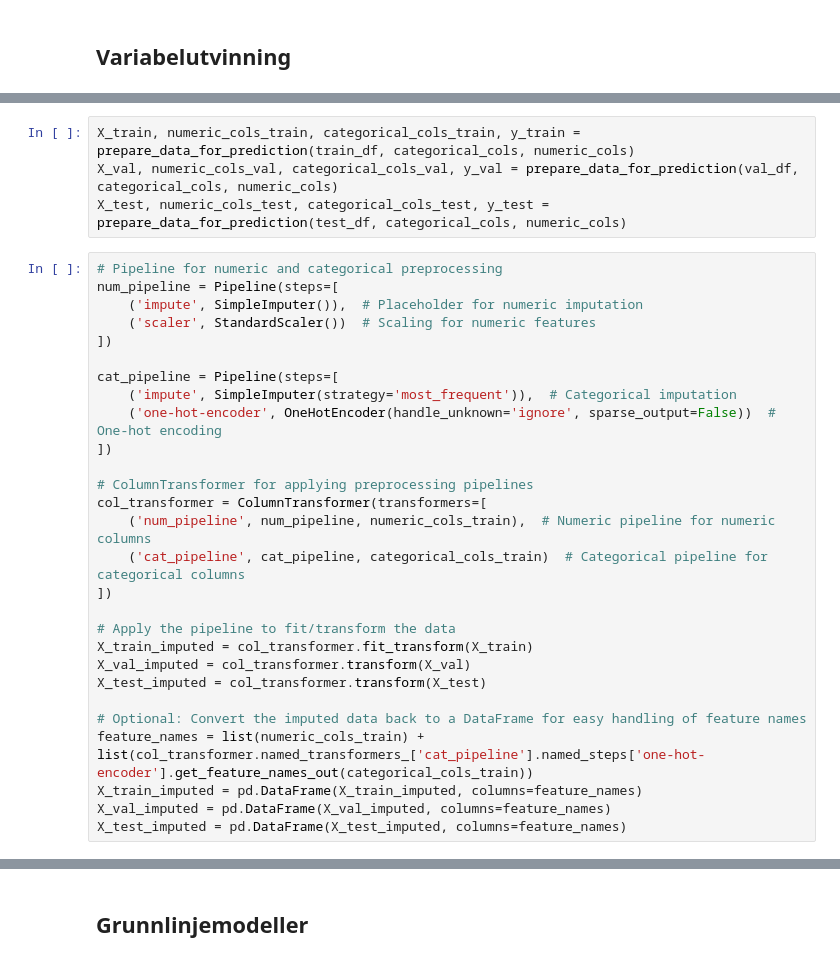
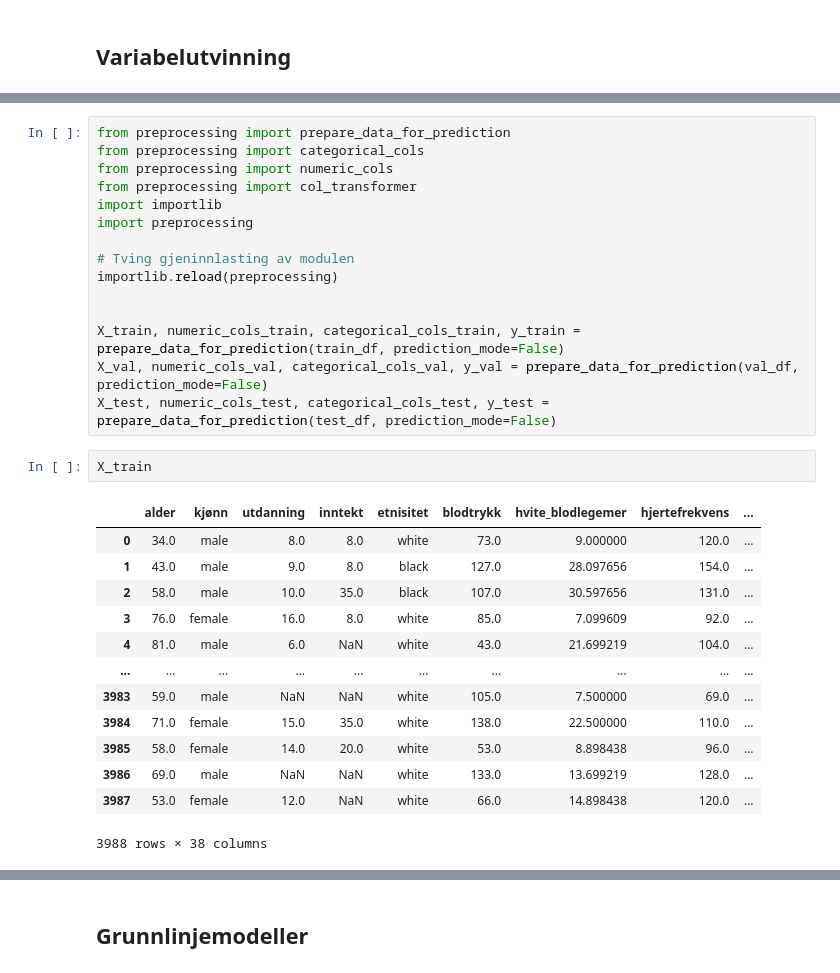
Before and after one commit to JakobBerg-Projects/Data-Science-Sykehusopphold, a Jupyter notebook: src/imputering og modellering.ipynb, the cells around one changed output, grey strips where cells are left out. Saved outputs shown, nothing was run; the diff lists cells and outputs as text.

```diff
--- a/src/imputering og modellering.ipynb
+++ b/src/imputering og modellering.ipynb
@@ -131,32 +87,31 @@ def prepare_data_for_prediction(df, categorical_cols, numeric_cols):
 # %%
-X_train, numeric_cols_train, categorical_cols_train, y_train = prepare_data_for_prediction(train_df, categorical_cols, numeric_cols)
-X_val, numeric_cols_val, categorical_cols_val, y_val = prepare_data_for_prediction(val_df, categorical_cols, numeric_cols)
-X_test, numeric_cols_test, categorical_cols_test, y_test = prepare_data_for_prediction(test_df, categorical_cols, numeric_cols)
+from preprocessing import prepare_data_for_prediction
+from preprocessing import categorical_cols
+from preprocessing import numeric_cols
+from preprocessing import col_transformer
+import importlib
+import preprocessing
+
+# Tving gjeninnlasting av modulen
+importlib.reload(preprocessing)
+
+
+X_train, numeric_cols_train, categorical_cols_train, y_train = prepare_data_for_prediction(train_df, prediction_mode=False)
+X_val, numeric_cols_val, categorical_cols_val, y_val = prepare_data_for_prediction(val_df, prediction_mode=False)
+X_test, numeric_cols_test, categorical_cols_test, y_test = prepare_data_for_prediction(test_df, prediction_mode=False)
-# %%
-# Pipeline for numeric and categorical preprocessing
-num_pipeline = Pipeline(steps=[
-    ('impute', SimpleImputer()),  # Placeholder for numeric imputation
-    ('scaler', StandardScaler())  # Scaling for numeric features
-])
-
-cat_pipeline = Pipeline(steps=[
-    ('impute', SimpleImputer(strategy='most_frequent')),  # Categorical imputation
-    ('one-hot-encoder', OneHotEncoder(handle_unknown='ignore', sparse_output=False))  # One-hot encoding
-])
-
-# ColumnTransformer for applying preprocessing pipelines
-col_transformer = ColumnTransformer(transformers=[
-    ('num_pipeline', num_pipeline, numeric_cols_train),  # Numeric pipeline for numeric columns
-    ('cat_pipeline', cat_pipeline, categorical_cols_train)  # Categorical pipeline for categorical columns
-])
-
-# Apply the pipeline to fit/transform the data
-X_train_imputed = col_transformer.fit_transform(X_train)
-X_val_imputed = col_transformer.transform(X_val)
-X_test_imputed = col_transformer.transform(X_test)
-
-# Optional: Convert the imputed data back to a DataFrame for easy handling of feature names
-feature_names = list(numeric_cols_train) + list(col_transformer.named_transformers_['cat_pipeline'].named_steps['one-hot-encoder'].get_feature_names_out(categorical_cols_train))
-X_train_imputed = pd.DataFrame(X_train_imputed, columns=feature_names)
-X_val_imputed = pd.DataFrame(X_val_imputed, columns=feature_names)
-X_test_imputed = pd.DataFrame(X_test_imputed, columns=feature_names)
+# %%
+X_train
+# %% [output]
+|  | alder | kjønn | utdanning | inntekt | etnisitet | blodtrykk | hvite_blodlegemer | hjertefrekvens | ... |
+| 0 | 34.0 | male | 8.0 | 8.0 | white | 73.0 | 9.000000 | 120.0 | ... |
+| 1 | 43.0 | male | 9.0 | 8.0 | black | 127.0 | 28.097656 | 154.0 | ... |
+| 2 | 58.0 | male | 10.0 | 35.0 | black | 107.0 | 30.597656 | 131.0 | ... |
+| 3 | 76.0 | female | 16.0 | 8.0 | white | 85.0 | 7.099609 | 92.0 | ... |
+| 4 | 81.0 | male | 6.0 | NaN | white | 43.0 | 21.699219 | 104.0 | ... |
+| ... | ... | ... | ... | ... | ... | ... | ... | ... | ... |
+| 3983 | 59.0 | male | NaN | NaN | white | 105.0 | 7.500000 | 69.0 | ... |
+| 3984 | 71.0 | female | 15.0 | 35.0 | white | 138.0 | 22.500000 | 110.0 | ... |
+| 3985 | 58.0 | female | 14.0 | 20.0 | white | 53.0 | 8.898438 | 96.0 | ... |
+| 3986 | 69.0 | male | NaN | NaN | white | 133.0 | 13.699219 | 128.0 | ... |
+| 3987 | 53.0 | female | 12.0 | NaN | white | 66.0 | 14.898438 | 120.0 | ... |
+3988 rows × 38 columns
```
Also changed, not shown: parts of 20 cells of this notebook, 11 other files.
